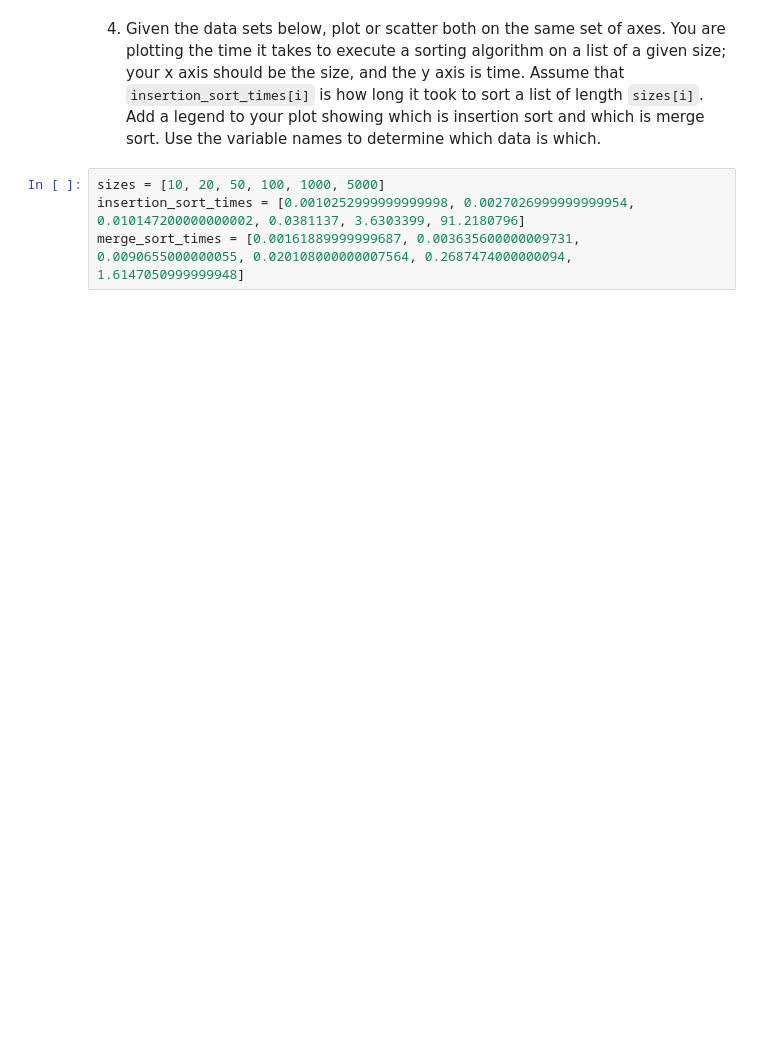
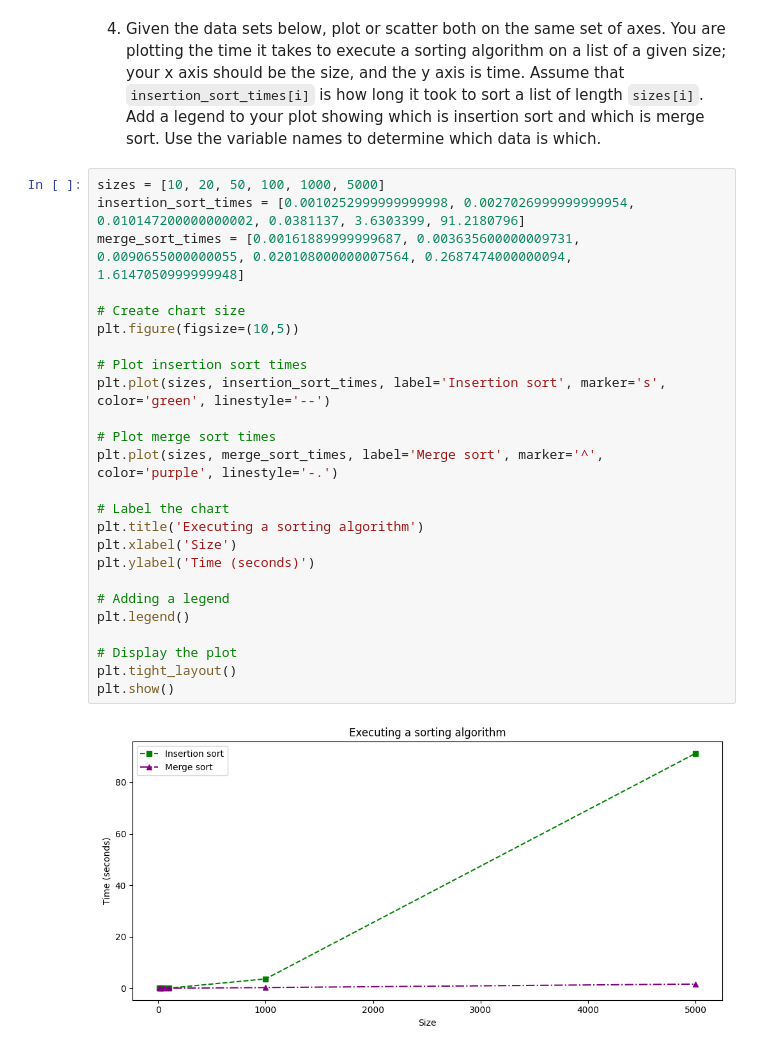
Before and after one commit to Valpal84/WK3-WM-pyplot, a Jupyter notebook: Valerie_pyplot.ipynb, the cells around one changed output. Saved outputs shown, nothing was run; the diff lists cells and outputs as text; blank space fills up the shorter version.

```diff
--- a/Valerie_pyplot.ipynb
+++ b/Valerie_pyplot.ipynb
@@ -83,4 +156,27 @@ plt.show()
 # %%
 sizes = [10, 20, 50, 100, 1000, 5000]
 insertion_sort_times = [0.0010252999999999998, 0.0027026999999999954, 0.010147200000000002, 0.0381137, 3.6303399, 91.2180796]
 merge_sort_times = [0.00161889999999687, 0.003635600000009731, 0.0090655000000055, 0.020108000000007564, 0.2687474000000094, 1.6147050999999948]
+
+# Create chart size
+plt.figure(figsize=(10,5))
+
+# Plot insertion sort times
+plt.plot(sizes, insertion_sort_times, label='Insertion sort', marker='s', color='green', linestyle='--')
+
+# Plot merge sort times
+plt.plot(sizes, merge_sort_times, label='Merge sort', marker='^', color='purple', linestyle='-.')
+
+# Label the chart
+plt.title('Executing a sorting algorithm')
+plt.xlabel('Size')
+plt.ylabel('Time (seconds)')
+
+# Adding a legend
+plt.legend()
+
+# Display the plot
+plt.tight_layout()
+plt.show()
+# %% [output]
+[figure, added]
```
Also changed, not shown: parts of 10 cells of this notebook, 1 other file.
